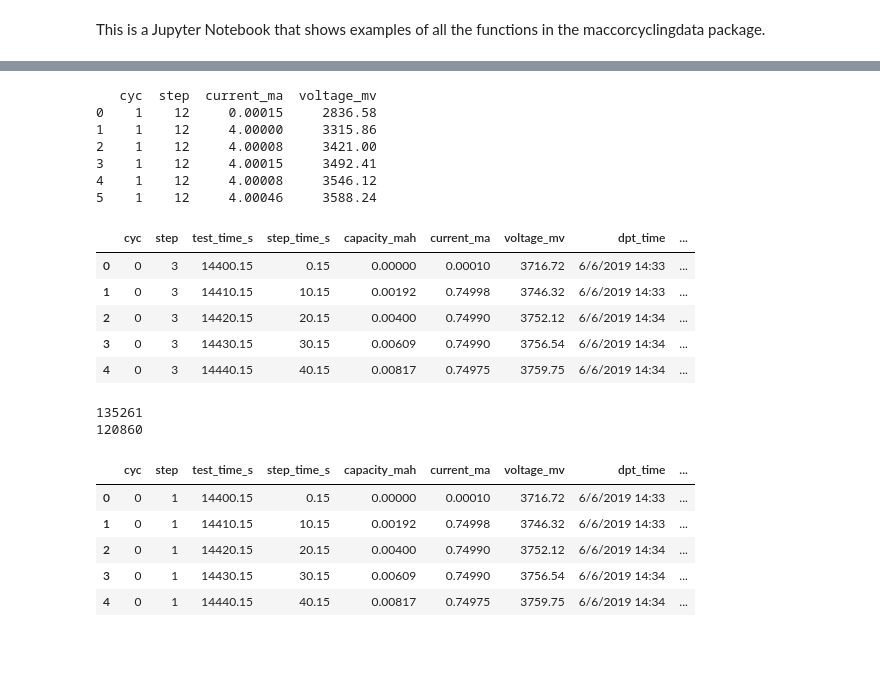
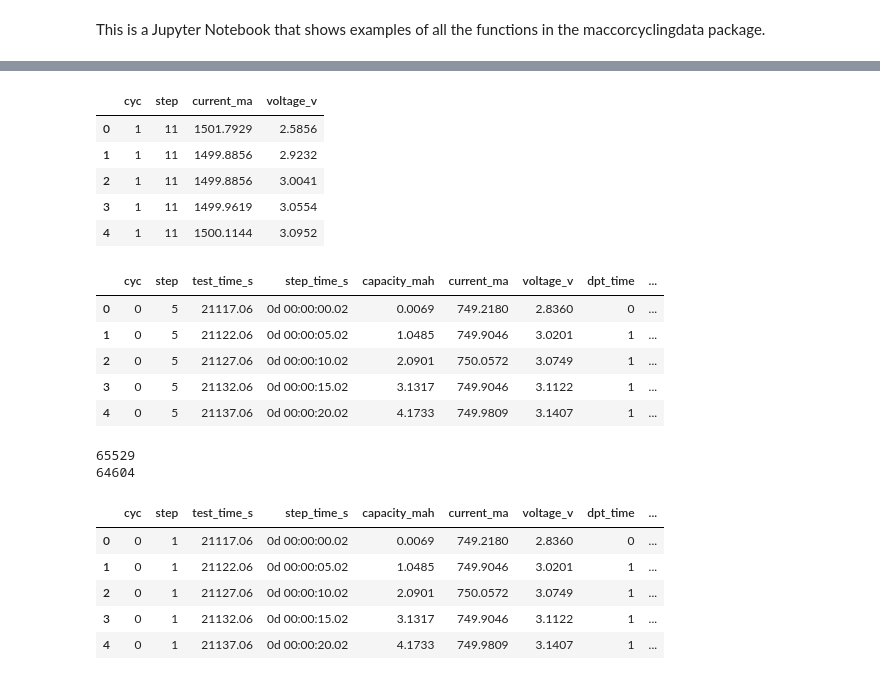
Before and after one commit to shriyachallam/maccorcyclingdata, a Jupyter notebook: example.ipynb, the cells around one changed output, grey strips where cells are left out. Saved outputs shown, nothing was run; the diff lists cells and outputs as text; code cells hidden in the pictures; blank space fills up the shorter version.

```diff
--- a/example.ipynb
+++ b/example.ipynb
@@ -32,40 +33,39 @@ The number of cycles in testdata.csv: 302
 # %%
-data = testdata.get_cycle_data(df, ['current_ma', 'voltage_mv'], [1, 3, 5], [12])
-print(data[:6])
+data = testdata.get_cycle_data(df, ['current_ma', 'voltage_v'], [1, 39], [11, 13])
+data.head(5)
 # %% [output]
-   cyc  step  current_ma  voltage_mv
-0    1    12     0.00015     2836.58
-1    1    12     4.00000     3315.86
-2    1    12     4.00008     3421.00
-3    1    12     4.00015     3492.41
-4    1    12     4.00008     3546.12
-5    1    12     4.00046     3588.24
+|  | cyc | step | current_ma | voltage_v |
+| 0 | 1 | 11 | 1501.7929 | 2.5856 |
+| 1 | 1 | 11 | 1499.8856 | 2.9232 |
+| 2 | 1 | 11 | 1499.8856 | 3.0041 |
+| 3 | 1 | 11 | 1499.9619 | 3.0554 |
+| 4 | 1 | 11 | 1500.1144 | 3.0952 |
 # %%
-del_df = testdata.delete_cycle_steps(df, [1])
+del_df = testdata.delete_cycle_steps(df, [1, 2])
 del_df.head(5)
 # %% [output]
-|  | cyc | step | test_time_s | step_time_s | capacity_mah | current_ma | voltage_mv | dpt_time | ... |
-| 0 | 0 | 3 | 14400.15 | 0.15 | 0.00000 | 0.00010 | 3716.72 | 6/6/2019 14:33 | ... |
-| 1 | 0 | 3 | 14410.15 | 10.15 | 0.00192 | 0.74998 | 3746.32 | 6/6/2019 14:33 | ... |
-| 2 | 0 | 3 | 14420.15 | 20.15 | 0.00400 | 0.74990 | 3752.12 | 6/6/2019 14:34 | ... |
-| 3 | 0 | 3 | 14430.15 | 30.15 | 0.00609 | 0.74990 | 3756.54 | 6/6/2019 14:34 | ... |
-| 4 | 0 | 3 | 14440.15 | 40.15 | 0.00817 | 0.74975 | 3759.75 | 6/6/2019 14:34 | ... |
+|  | cyc | step | test_time_s | step_time_s | capacity_mah | current_ma | voltage_v | dpt_time | ... |
+| 0 | 0 | 5 | 21117.06 | 0d 00:00:00.02 | 0.0069 | 749.2180 | 2.8360 | 0 | ... |
+| 1 | 0 | 5 | 21122.06 | 0d 00:00:05.02 | 1.0485 | 749.9046 | 3.0201 | 1 | ... |
+| 2 | 0 | 5 | 21127.06 | 0d 00:00:10.02 | 2.0901 | 750.0572 | 3.0749 | 1 | ... |
+| 3 | 0 | 5 | 21132.06 | 0d 00:00:15.02 | 3.1317 | 749.9046 | 3.1122 | 1 | ... |
+| 4 | 0 | 5 | 21137.06 | 0d 00:00:20.02 | 4.1733 | 749.9809 | 3.1407 | 1 | ... |
 # %%
 print(len(df))
 print(len(del_df))
 # %% [output]
-135261
-120860
+65529
+64604
 # %%
-del_df_shifted = testdata.delete_cycle_steps(df, [1], True)
+del_df_shifted = testdata.delete_cycle_steps(df, [1,2], True)
 del_df_shifted.head(5)
 # %% [output]
-|  | cyc | step | test_time_s | step_time_s | capacity_mah | current_ma | voltage_mv | dpt_time | ... |
-| 0 | 0 | 1 | 14400.15 | 0.15 | 0.00000 | 0.00010 | 3716.72 | 6/6/2019 14:33 | ... |
-| 1 | 0 | 1 | 14410.15 | 10.15 | 0.00192 | 0.74998 | 3746.32 | 6/6/2019 14:33 | ... |
-| 2 | 0 | 1 | 14420.15 | 20.15 | 0.00400 | 0.74990 | 3752.12 | 6/6/2019 14:34 | ... |
-| 3 | 0 | 1 | 14430.15 | 30.15 | 0.00609 | 0.74990 | 3756.54 | 6/6/2019 14:34 | ... |
-| 4 | 0 | 1 | 14440.15 | 40.15 | 0.00817 | 0.74975 | 3759.75 | 6/6/2019 14:34 | ... |
+|  | cyc | step | test_time_s | step_time_s | capacity_mah | current_ma | voltage_v | dpt_time | ... |
+| 0 | 0 | 1 | 21117.06 | 0d 00:00:00.02 | 0.0069 | 749.2180 | 2.8360 | 0 | ... |
+| 1 | 0 | 1 | 21122.06 | 0d 00:00:05.02 | 1.0485 | 749.9046 | 3.0201 | 1 | ... |
+| 2 | 0 | 1 | 21127.06 | 0d 00:00:10.02 | 2.0901 | 750.0572 | 3.0749 | 1 | ... |
+| 3 | 0 | 1 | 21132.06 | 0d 00:00:15.02 | 3.1317 | 749.9046 | 3.1122 | 1 | ... |
+| 4 | 0 | 1 | 21137.06 | 0d 00:00:20.02 | 4.1733 | 749.9809 | 3.1407 | 1 | ... |
 # %%
 print(len(del_df_shifted))
 # %% [output]
```
Also changed, not shown: parts of 7 cells of this notebook, 21 other files.
